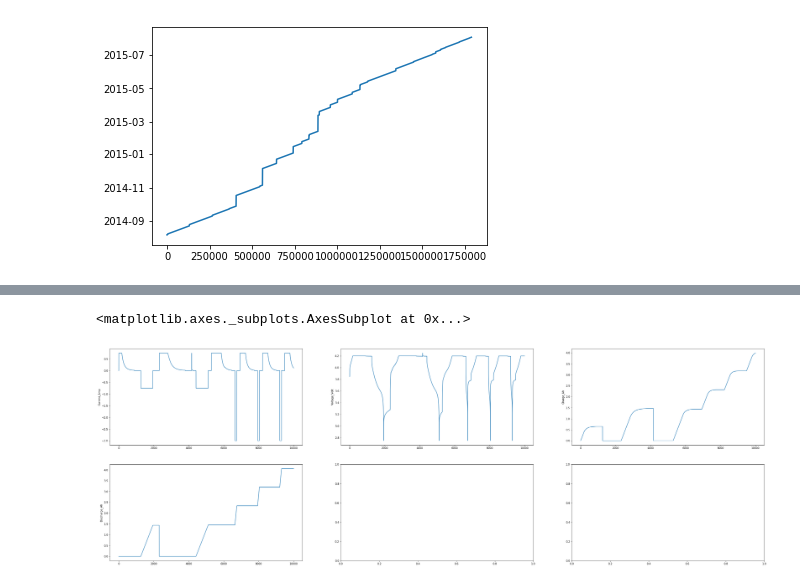
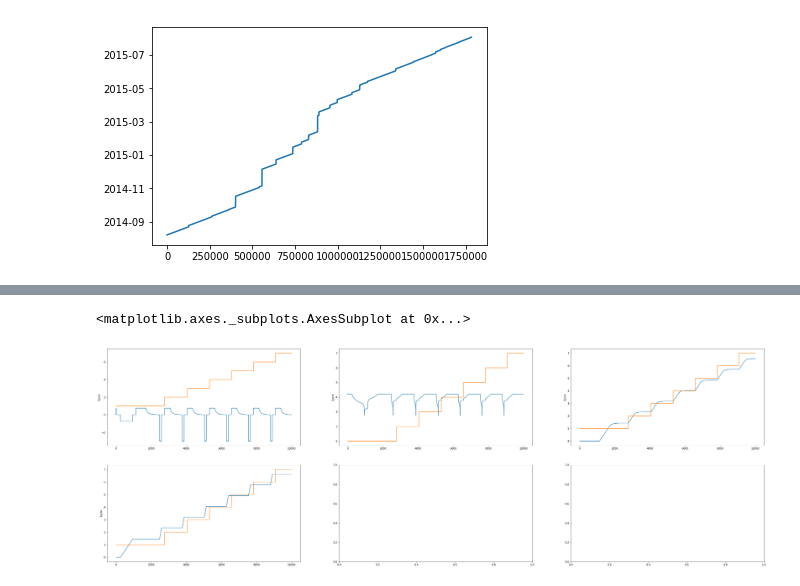
Before and after one commit to chintanp/BattDeg, a Jupyter notebook: scripts/data_exploration.ipynb, the cells around one changed output, grey strips where cells are left out. Cells and saved outputs as stored; diff of their text form; code cells hidden in the pictures.

Commit message:
Fixed the cycles in the data

```diff
--- a/scripts/data_exploration.ipynb
+++ b/scripts/data_exploration.ipynb
@@ -68,0 +77,2 @@ df_pl12 = pd.concat(dict_pl12_ordered.values())
+# %%
+wanted_keys = np.arange(4, len(dict_pl12_ordered.keys())+1)
@@ -68,0 +83,17 @@ df_pl12 = pd.concat(dict_pl12_ordered.values())
+# %%
+# Remove the first three dataframes for characterization
+dict_pl12_ord_cycling_data = {k : dict_pl12_ordered[k] for k in wanted_keys}
+# %%
+# Concatenate the dataframes to create the total dataframe
+#df_pl12 = pd.concat(dict_pl12_ord_cycling_data.values())
+df_pl12 = None
+for k in wanted_keys:
+    if df_pl12 is None:
+        df_next = dict_pl12_ord_cycling_data[k]
+        df_pl12 = pd.DataFrame(data=None, columns=df_next.columns)
+        # df_next['Cycle'] = df_next['Cycle'] + max(df_pl12['Cycle'])
+        df_pl12 = pd.concat([df_pl12, df_next])
+    else:
+        df_next = dict_pl12_ord_cycling_data[k]
+        df_next['Cycle'] = df_next['Cycle'] + max(df_pl12['Cycle'])
+        df_pl12 = pd.concat([df_pl12, df_next])
@@ -123,9 +188,14 @@ df_sample = df_pl12_indexed.iloc[0:10000, :]
 # %%
 fig, ax = plt.subplots(2, 3, figsize = (45,15))
 sns.lineplot(x = df_sample.index, y = df_sample['Current_Amp'], ax = ax[0][0])
+sns.lineplot(x = df_sample.index, y = df_sample['Cycle'].astype(int), ax = ax[0][0])
+#sns.scatterplot(x = idx3[0:20], y = df_sample['Current_Amp'].iloc[idx3[0:20]], ax = ax[0][0])
 sns.lineplot(x = df_sample.index, y = df_sample['Voltage_Volt'], ax = ax[0][1])
+sns.lineplot(x = df_sample.index, y = df_sample['Cycle'].astype(int), ax = ax[0][1])
 sns.lineplot(x = df_sample.index, y = df_sample['Charge_Ah'], ax = ax[0][2])
+sns.lineplot(x = df_sample.index, y = df_sample['Cycle'].astype(int), ax = ax[0][2])
 sns.lineplot(x = df_sample.index, y = df_sample['Discharge_Ah'], ax = ax[1][0])
+sns.lineplot(x = df_sample.index, y = df_sample['Cycle'].astype(int), ax = ax[1][0])
 # %% [output]
 <matplotlib.axes._subplots.AxesSubplot at 0x...>
-[figure, old version]
+[figure, new version]
```
Also changed, not shown: parts of 40 cells of this notebook.
